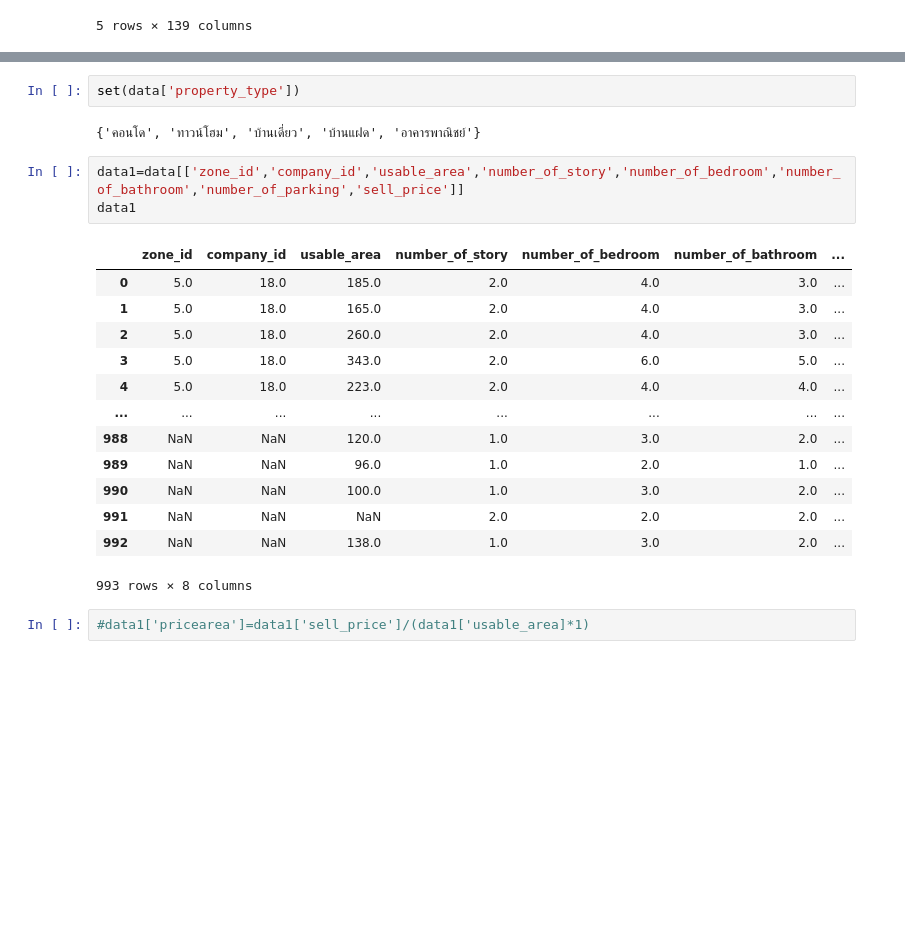
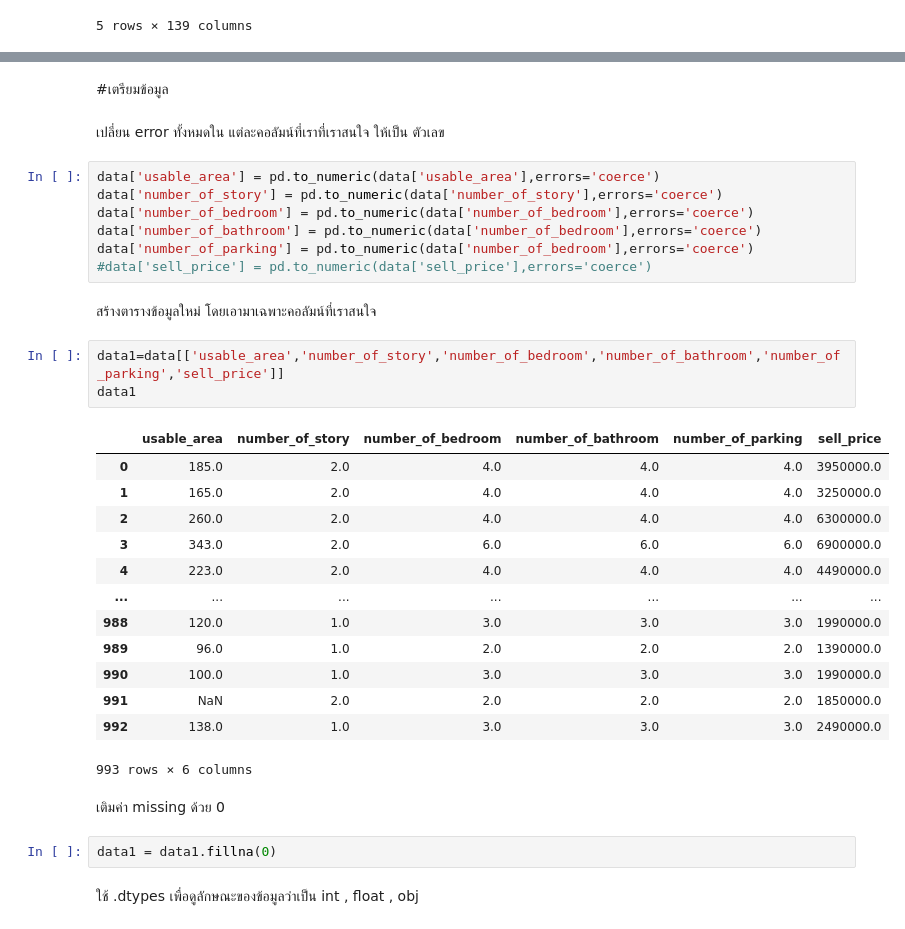
Before and after one commit to rattapornsupama/DPDM65, a Jupyter notebook: final.ipynb, the cells around one changed output, grey strips where cells are left out. Cells and saved outputs as stored; diff of their text form; blank space fills up the shorter version.

```diff
--- a/final.ipynb
+++ b/final.ipynb
@@ -35,23 +26,36 @@ data[['company','sell_price']]
-# %%
-set(data['property_type'])
-# %% [output]
-{'คอนโด', 'ทาวน์โฮม', 'บ้านเดี่ยว', 'บ้านแฝด', 'อาคารพาณิชย์'}
+# %% [markdown]
+#เตรียมข้อมูล
+# %% [markdown]
+เปลี่ยน error ทั้งหมดใน แต่ละคอลัมน์ที่เราที่เราสนใจ ให้เป็น ตัวเลข
+# %%
+data['usable_area'] = pd.to_numeric(data['usable_area'],errors='coerce')
+data['number_of_story'] = pd.to_numeric(data['number_of_story'],errors='coerce')
+data['number_of_bedroom'] = pd.to_numeric(data['number_of_bedroom'],errors='coerce')
+data['number_of_bathroom'] = pd.to_numeric(data['number_of_bedroom'],errors='coerce')
+data['number_of_parking'] = pd.to_numeric(data['number_of_bedroom'],errors='coerce')
+#data['sell_price'] = pd.to_numeric(data['sell_price'],errors='coerce')
+# %% [markdown]
+สร้างตารางข้อมูลใหม่ โดยเอามาเฉพาะคอลัมน์ที่เราสนใจ
 # %%
-data1=data[['zone_id','company_id','usable_area','number_of_story','number_of_bedroom','number_of_bathroom','number_of_parking','sell_price']]
+data1=data[['usable_area','number_of_story','number_of_bedroom','number_of_bathroom','number_of_parking','sell_price']]
 data1
 # %% [output]
-|  | zone_id | company_id | usable_area | number_of_story | number_of_bedroom | number_of_bathroom | ... |
-| 0 | 5.0 | 18.0 | 185.0 | 2.0 | 4.0 | 3.0 | ... |
-| 1 | 5.0 | 18.0 | 165.0 | 2.0 | 4.0 | 3.0 | ... |
-| 2 | 5.0 | 18.0 | 260.0 | 2.0 | 4.0 | 3.0 | ... |
-| 3 | 5.0 | 18.0 | 343.0 | 2.0 | 6.0 | 5.0 | ... |
-| 4 | 5.0 | 18.0 | 223.0 | 2.0 | 4.0 | 4.0 | ... |
-| ... | ... | ... | ... | ... | ... | ... | ... |
-| 988 | NaN | NaN | 120.0 | 1.0 | 3.0 | 2.0 | ... |
-| 989 | NaN | NaN | 96.0 | 1.0 | 2.0 | 1.0 | ... |
-| 990 | NaN | NaN | 100.0 | 1.0 | 3.0 | 2.0 | ... |
-| 991 | NaN | NaN | NaN | 2.0 | 2.0 | 2.0 | ... |
-| 992 | NaN | NaN | 138.0 | 1.0 | 3.0 | 2.0 | ... |
+|  | usable_area | number_of_story | number_of_bedroom | number_of_bathroom | number_of_parking | sell_price |
+| 0 | 185.0 | 2.0 | 4.0 | 4.0 | 4.0 | 3950000.0 |
+| 1 | 165.0 | 2.0 | 4.0 | 4.0 | 4.0 | 3250000.0 |
+| 2 | 260.0 | 2.0 | 4.0 | 4.0 | 4.0 | 6300000.0 |
+| 3 | 343.0 | 2.0 | 6.0 | 6.0 | 6.0 | 6900000.0 |
+| 4 | 223.0 | 2.0 | 4.0 | 4.0 | 4.0 | 4490000.0 |
+| ... | ... | ... | ... | ... | ... | ... |
+| 988 | 120.0 | 1.0 | 3.0 | 3.0 | 3.0 | 1990000.0 |
+| 989 | 96.0 | 1.0 | 2.0 | 2.0 | 2.0 | 1390000.0 |
+| 990 | 100.0 | 1.0 | 3.0 | 3.0 | 3.0 | 1990000.0 |
+| 991 | NaN | 2.0 | 2.0 | 2.0 | 2.0 | 1850000.0 |
+| 992 | 138.0 | 1.0 | 3.0 | 3.0 | 3.0 | 2490000.0 |
-993 rows × 8 columns
+993 rows × 6 columns
-# %%
-#data1['pricearea']=data1['sell_price']/(data1['usable_area]*1)
+# %% [markdown]
+เติมค่า missing ด้วย 0
+# %%
+data1 = data1.fillna(0)
+# %% [markdown]
+ใช้ .dtypes  เพื่อดูลักษณะของข้อมูลว่าเป็น int , float , obj
```
Also changed, not shown: parts of 19 cells of this notebook.
